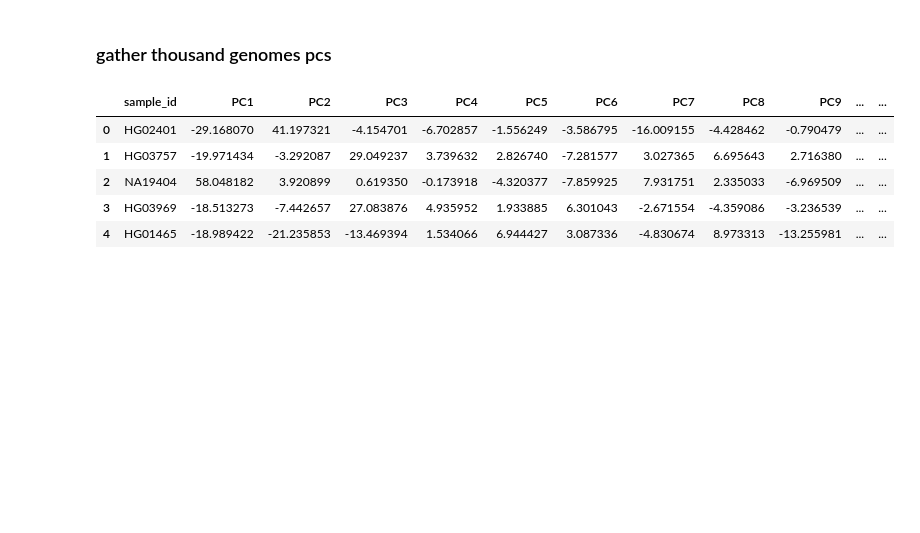
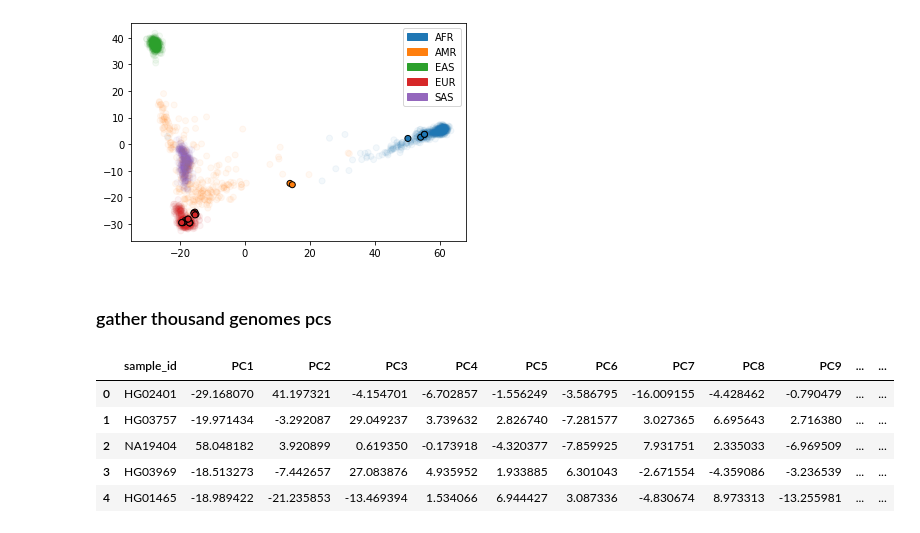
Before and after one commit to ding-lab/ancestry, a Jupyter notebook: notebooks/CPTAC3_analysis.ipynb, the cells around one changed output. Saved outputs shown, nothing was run; the diff lists cells and outputs as text; code cells hidden in the pictures; blank space fills up the shorter version.

```diff
--- a/notebooks/CPTAC3_analysis.ipynb
+++ b/notebooks/CPTAC3_analysis.ipynb
@@ -13,0 +25,6 @@ import mgitools.os_helpers as os_helpers
+# %%
+execution_dir = '/gscmnt/gc2508/dinglab/estorrs/ancestry/executions/yize/sample_mismatch/'
+panel = '/gscmnt/gc2508/dinglab/estorrs/ancestry/data/integrated_call_samples_v3.20130502.ALL.panel'
+
+threed_output = '/gscmnt/gc2508/dinglab/estorrs/ancestry/executions/yize/sample_mismatch/3d_pca.pdf'
+twod_output = '/gscmnt/gc2508/dinglab/estorrs/ancestry/executions/yize/sample_mismatch/2d_pca.pdf'
@@ -14,3 +121,17 @@ import mgitools.os_helpers as os_helpers
+# %%
+cmap = {label:sns.color_palette()[i] for i, label in enumerate(sorted(set(thousand['super_pop'])))}
+
+cs = [cmap[a] for a in thousand['super_pop']]
+plt.scatter(thousand['PC1'], thousand['PC2'], alpha=.05, c=cs)
+cs = [cmap[a] for a in samples['predicted_ancestry']]
+plt.scatter(samples['PC1'], samples['PC2'], alpha=1., c=cs, edgecolor='black')
+
+patches = [mpatches.Patch(color=cmap[a], label=a) for a in sorted(set(thousand['super_pop']))]
+plt.legend(handles=patches)
+
+plt.savefig(twod_output)
+# %% [output]
+[figure, added]
 # %%
 ANCESTRY_EXECUTION_DIR = '/gscmnt/gc2508/dinglab/estorrs/cptac3/ancestry_execution'
 
```
Also changed, not shown: parts of 6 cells of this notebook, 3 other files.
